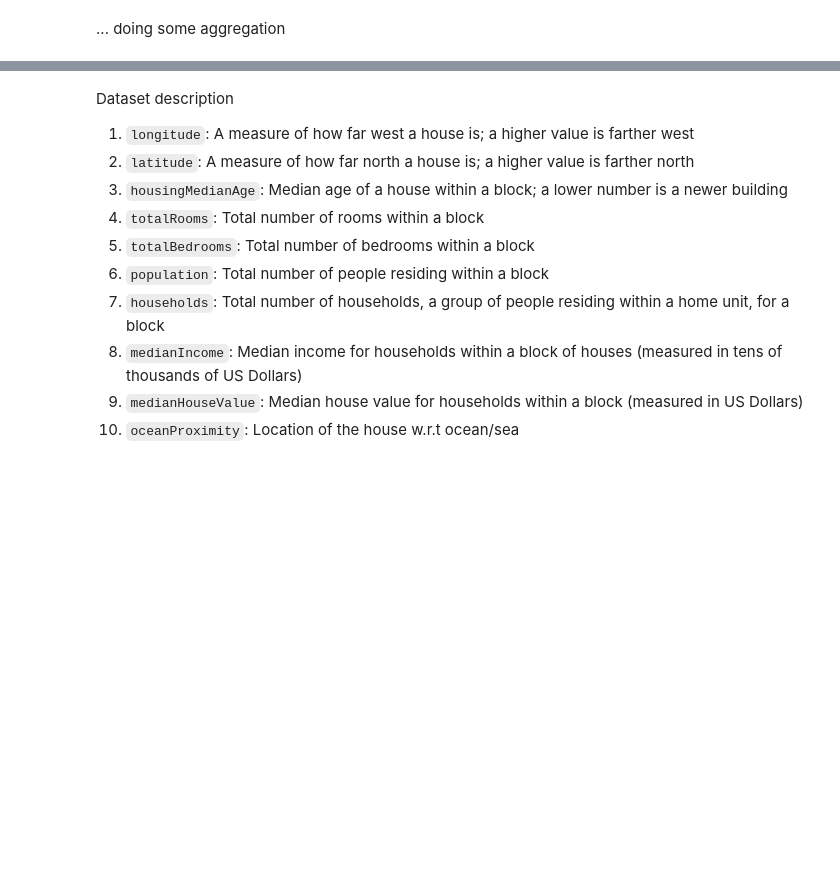
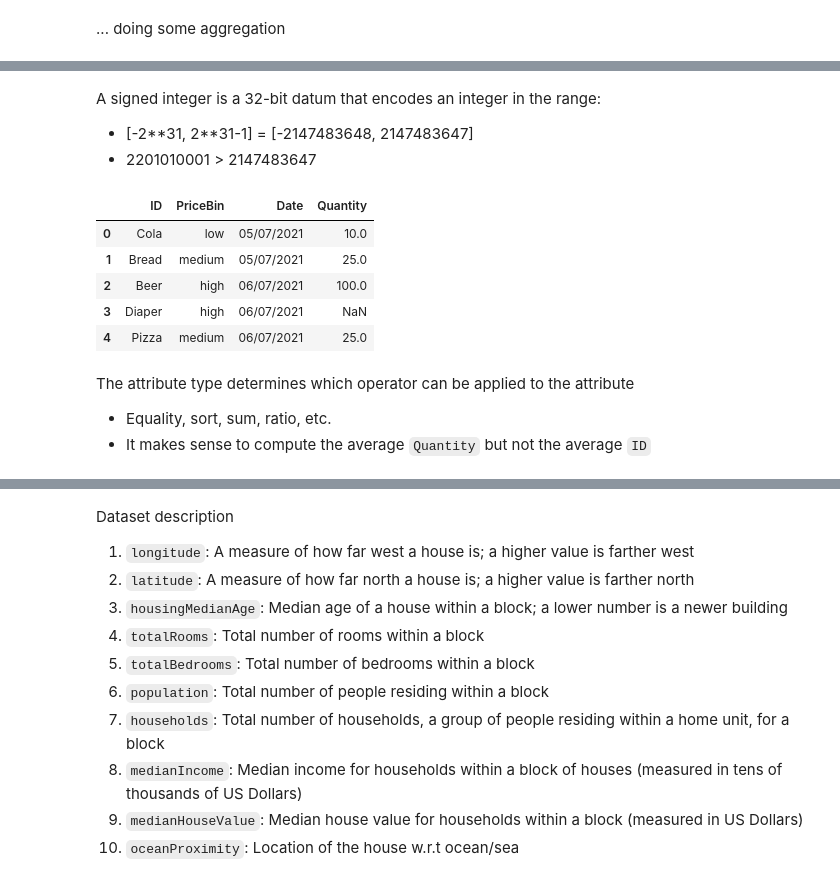
Before and after one commit to w4bo/teaching-handsondatapipelines, a Jupyter notebook: materials/01-DataPreprocessing.ipynb, the cells around one changed output, grey strips where cells are left out. Saved outputs shown, nothing was run; the diff lists cells and outputs as text; code cells hidden in the pictures; blank space fills up the shorter version.

```diff
--- a/materials/01-DataPreprocessing.ipynb
+++ b/materials/01-DataPreprocessing.ipynb
@@ -48,0 +210,23 @@ ser_e
+# %% [markdown]
+A signed integer is a 32-bit datum that encodes an integer in the range:
+- \[-2\**31, 2\**31-1\] = \[-2147483648, 2147483647\]
+- 2201010001 > 2147483647
+# %%
+df = pd.DataFrame([
+    ['Cola',   'low',    '05/07/2021', 10],
+    ['Bread',  'medium', '05/07/2021', 25],
+    ['Beer',   'high',   '06/07/2021', 100],
+    ['Diaper', 'high',   '06/07/2021', np.nan],
+    ['Pizza',  'medium', '06/07/2021', 25]], columns =['ID', 'PriceBin', 'Date', 'Quantity'])
+df
+# %% [output]
+|  | ID | PriceBin | Date | Quantity |
+| 0 | Cola | low | 05/07/2021 | 10.0 |
+| 1 | Bread | medium | 05/07/2021 | 25.0 |
+| 2 | Beer | high | 06/07/2021 | 100.0 |
+| 3 | Diaper | high | 06/07/2021 | NaN |
+| 4 | Pizza | medium | 06/07/2021 | 25.0 |
+# %% [markdown]
+The attribute type determines which operator can be applied to the attribute
+- Equality, sort, sum, ratio, etc.
+- It makes sense to compute the average `Quantity` but not the average `ID`
```
Also changed, not shown: parts of 79 cells of this notebook, 1 other file.
